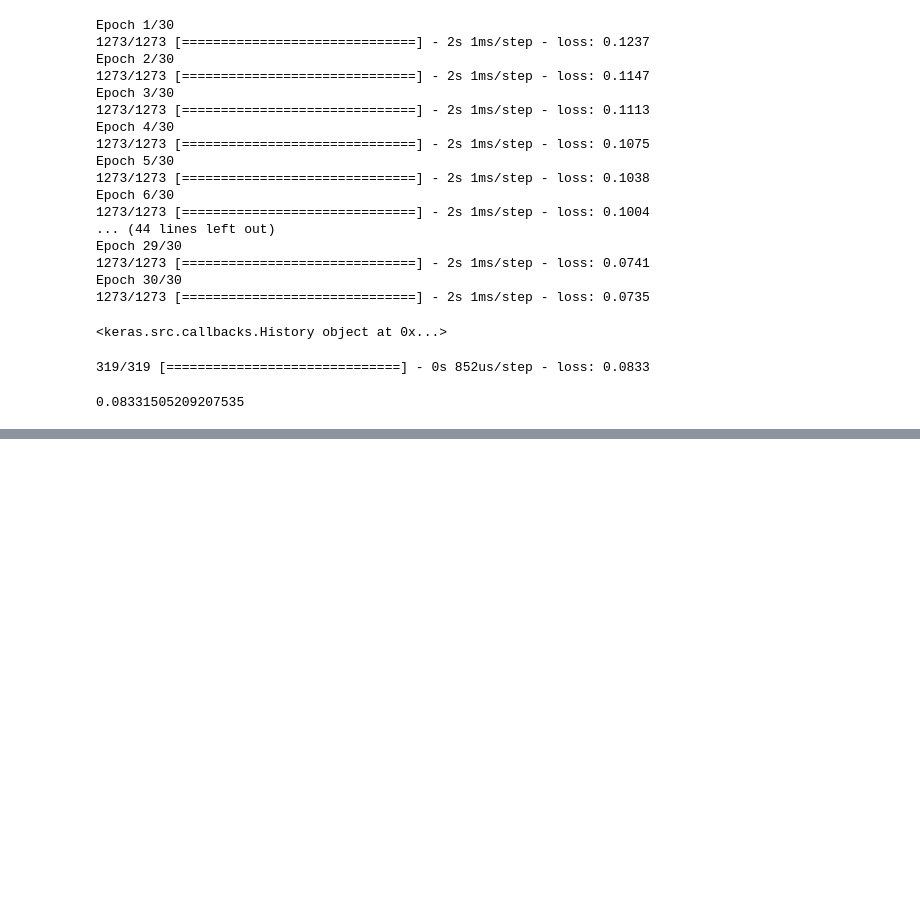
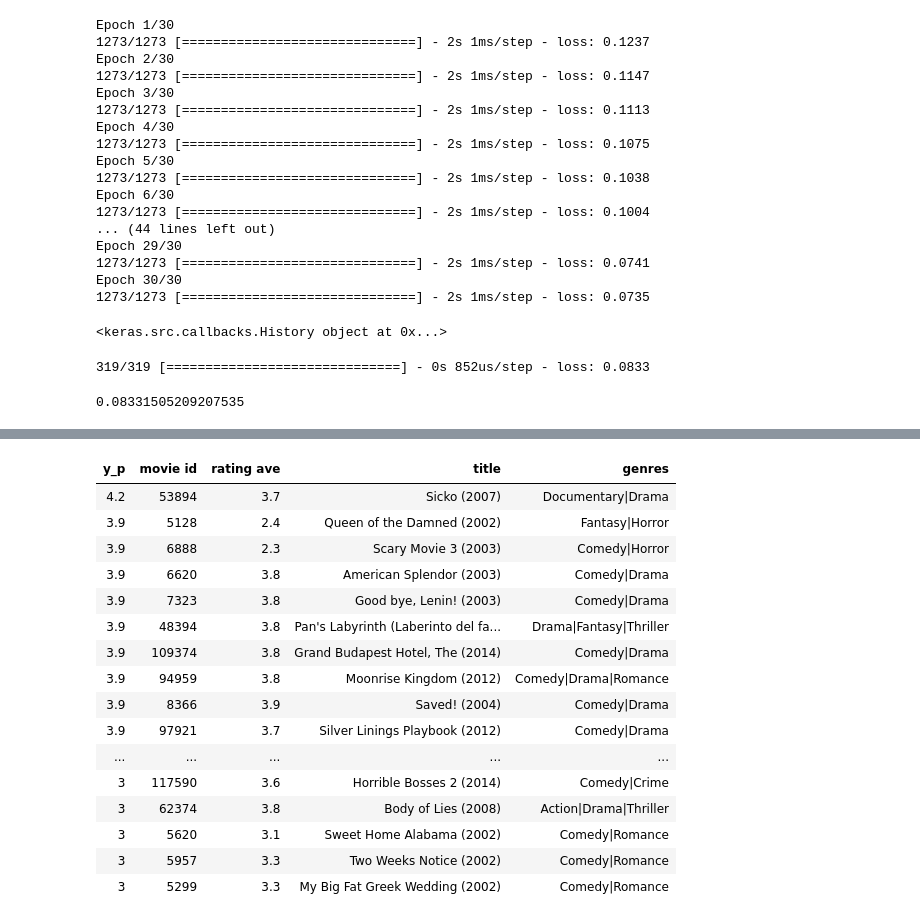
Before and after one commit to raviraj4/RecomSysAlgo, a Jupyter notebook: RecSystemNN.ipynb, the cells around one changed output, grey strips where cells are left out. Drawn from its saved outputs; the diff is of its cells as text; code cells hidden in the pictures; blank space fills up the shorter version.

```diff
--- a/RecSystemNN.ipynb
+++ b/RecSystemNN.ipynb
@@ -212,3 +212,42 @@ model.evaluate([user_test[:, u_s:], item_test[:, i_s:]], y_test)
 # %% [output]
 319/319 [==============================] - 0s 852us/step - loss: 0.0833
 0.08331505209207535
+# %%
+# prediction
+new_user_id = 5000
+new_rating_ave = 0.0
+new_action = 0.0
+new_adventure = 0.0
+new_animation = 0.0
+new_childrens = 0.0
+new_comedy = 4.0
+new_crime = 0.0
+new_documentary = 0.0
+new_drama = 5.0
+new_fantasy = 0.0
+new_horror = 0.0
+new_mystery = 0.0
+new_romance = 0.0
+new_scifi = 0.0
+new_thriller = 0.0
+new_rating_count = 3
+
+user_vec = np.array(
+    [new_user_id, new_rating_count, new_rating_ave, new_action, new_adventure, new_animation, new_childrens, new_comedy, new_crime, new_documentary, new_drama, new_fantasy, new_horror, new_mystery, new_romance, new_scifi, new_thriller
+                    ])
+# %%
+user_vecs = gen_user_vecs(user_vec,len(item_vecs))
+
+suser_vecs = scalerUser.transform(user_vecs)
+sitem_vecs = scalerItem.transform(item_vecs)
+
+y_p = model.predict([suser_vecs[:,u_s:], sitem_vecs[:,i_s:]])
+
+y_pu = scalerTarget.inverse_transform(y_p)
+
+sorted_index = np.argsort(-y_pu, axis=0).reshape(-1).tolist()
+sorted_ypu = y_pu[sorted_index]
+sorted_items = item_vecs[sorted_index]
+
+print_pred_movies(sorted_ypu, sorted_items, movie_dict, max)
+# %% [output]
@@ -214,0 +255,17 @@ model.evaluate([user_test[:, u_s:], item_test[:, i_s:]], y_test)
+| y_p | movie id | rating ave | title | genres |
+| 4.2 | 53894 | 3.7 | Sicko (2007) | Documentary|Drama |
+| 3.9 | 5128 | 2.4 | Queen of the Damned (2002) | Fantasy|Horror |
+| 3.9 | 6888 | 2.3 | Scary Movie 3 (2003) | Comedy|Horror |
+| 3.9 | 6620 | 3.8 | American Splendor (2003) | Comedy|Drama |
+| 3.9 | 7323 | 3.8 | Good bye, Lenin! (2003) | Comedy|Drama |
+| 3.9 | 48394 | 3.8 | Pan's Labyrinth (Laberinto del fa... | Drama|Fantasy|Thriller |
+| 3.9 | 109374 | 3.8 | Grand Budapest Hotel, The (2014) | Comedy|Drama |
+| 3.9 | 94959 | 3.8 | Moonrise Kingdom (2012) | Comedy|Drama|Romance |
+| 3.9 | 8366 | 3.9 | Saved! (2004) | Comedy|Drama |
+| 3.9 | 97921 | 3.7 | Silver Linings Playbook (2012) | Comedy|Drama |
+| ... | ... | ... | ... | ... |
+| 3 | 117590 | 3.6 | Horrible Bosses 2 (2014) | Comedy|Crime |
+| 3 | 62374 | 3.8 | Body of Lies (2008) | Action|Drama|Thriller |
+| 3 | 5620 | 3.1 | Sweet Home Alabama (2002) | Comedy|Romance |
+| 3 | 5957 | 3.3 | Two Weeks Notice (2002) | Comedy|Romance |
+| 3 | 5299 | 3.3 | My Big Fat Greek Wedding (2002) | Comedy|Romance |
```
Also changed, not shown: parts of 2 cells of this notebook.
